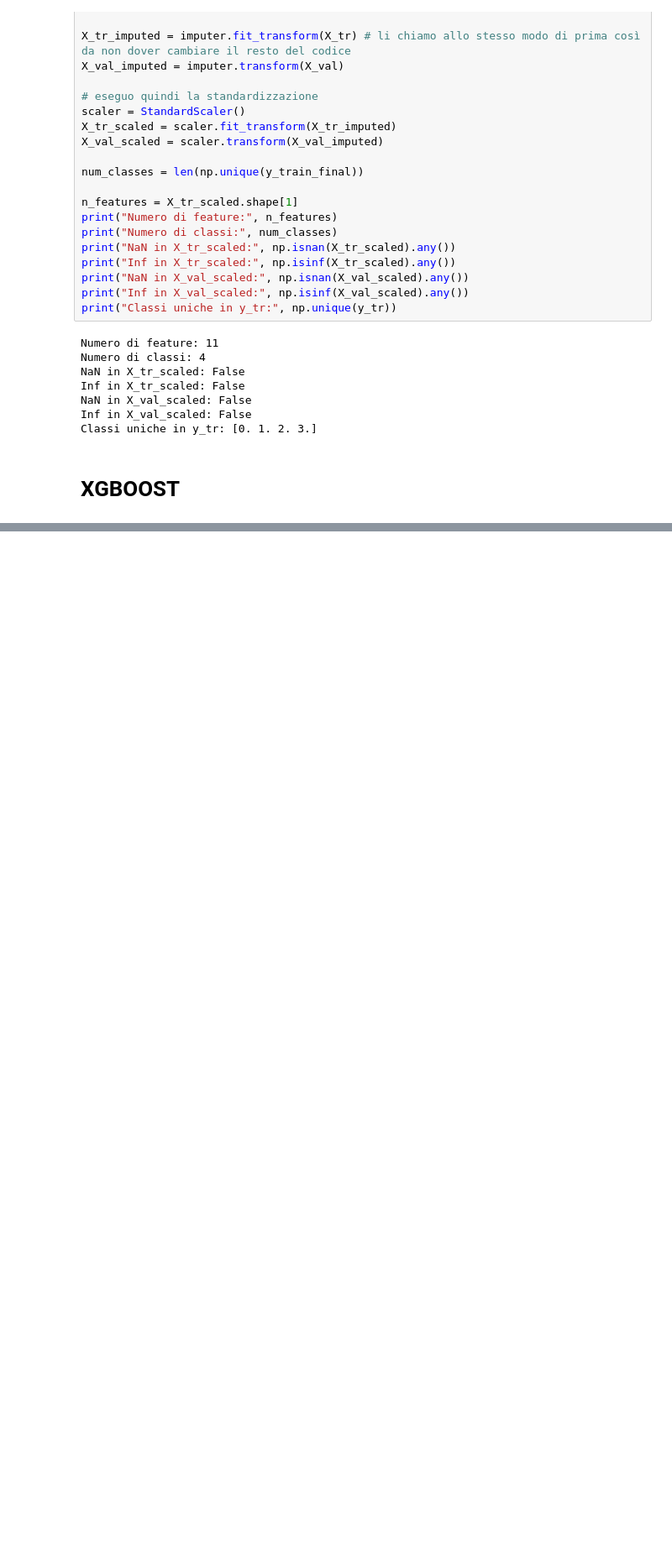
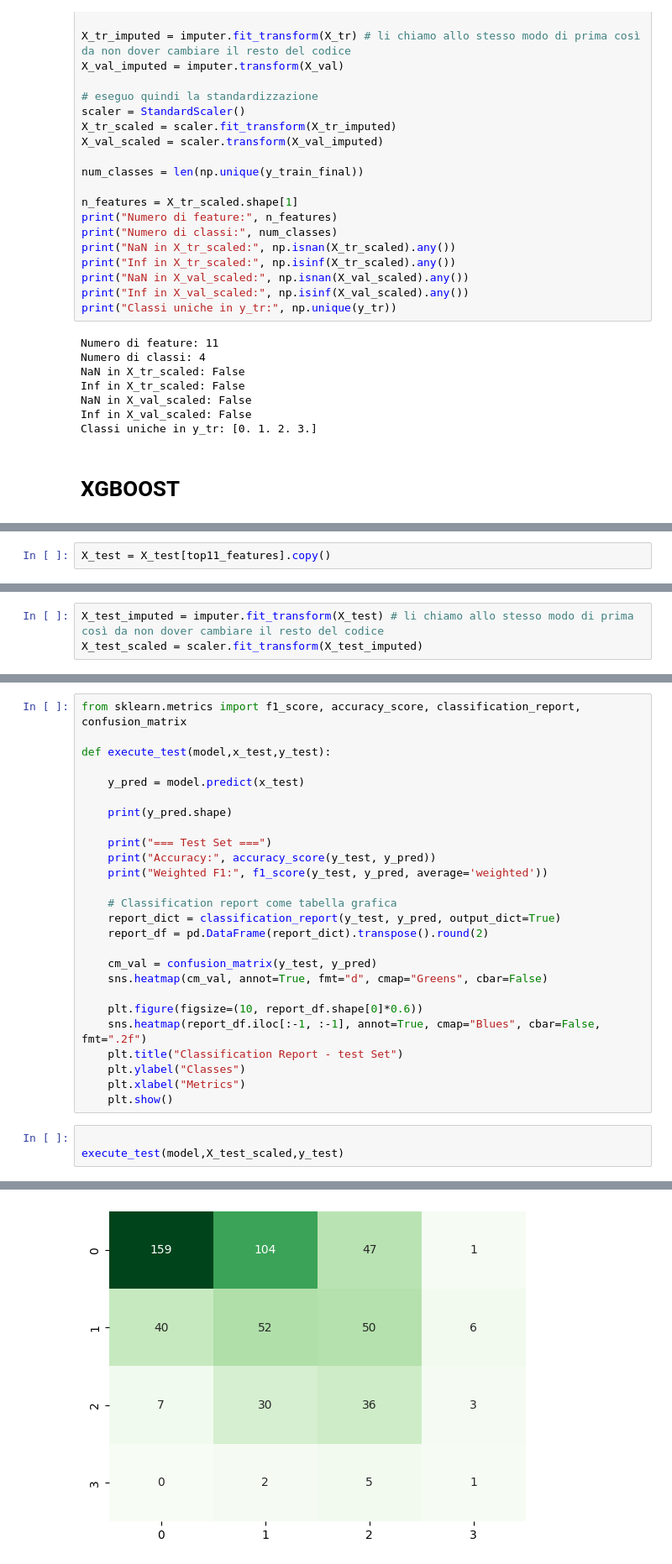
Before and after one commit to dadezz/ML_Problematic_Internet_Use, a Jupyter notebook: src/data_cleaning.ipynb, the cells around one changed output, grey strips where cells are left out. Shown at 84% size. Drawn from its saved outputs; the diff is of its cells as text; blank space fills up the shorter version.

```diff
--- a/src/data_cleaning.ipynb
+++ b/src/data_cleaning.ipynb
@@ -860,0 +865,2 @@ Weighted F1: 0.6504848741909262
+# %%
+X_test = X_test[top11_features].copy()
@@ -860,0 +882,3 @@ Weighted F1: 0.6504848741909262
+# %%
+X_test_imputed = imputer.fit_transform(X_test) # li chiamo allo stesso modo di prima così da non dover cambiare il resto del codice
+X_test_scaled = scaler.fit_transform(X_test_imputed)
@@ -860,0 +890,30 @@ Weighted F1: 0.6504848741909262
+# %%
+from sklearn.metrics import f1_score, accuracy_score, classification_report, confusion_matrix
+
+def execute_test(model,x_test,y_test):
+
+    y_pred = model.predict(x_test)
+
+    print(y_pred.shape)
+
+    print("=== Test Set ===")
+    print("Accuracy:", accuracy_score(y_test, y_pred))
+    print("Weighted F1:", f1_score(y_test, y_pred, average='weighted'))
+
+    # Classification report come tabella grafica
+    report_dict = classification_report(y_test, y_pred, output_dict=True)
+    report_df = pd.DataFrame(report_dict).transpose().round(2)
+
+    cm_val = confusion_matrix(y_test, y_pred)
+    sns.heatmap(cm_val, annot=True, fmt="d", cmap="Greens", cbar=False)
+
+    plt.figure(figsize=(10, report_df.shape[0]*0.6))
+    sns.heatmap(report_df.iloc[:-1, :-1], annot=True, cmap="Blues", cbar=False, fmt=".2f")
+    plt.title("Classification Report - test Set")
+    plt.ylabel("Classes")
+    plt.xlabel("Metrics")
+    plt.show()
+# %%
+
+execute_test(model,X_test_scaled,y_test)
+# %% [output]
@@ -860,0 +924 @@ Weighted F1: 0.6504848741909262
+[figure, added]
```
Also changed, not shown: parts of 9 cells of this notebook, 1 other file.
